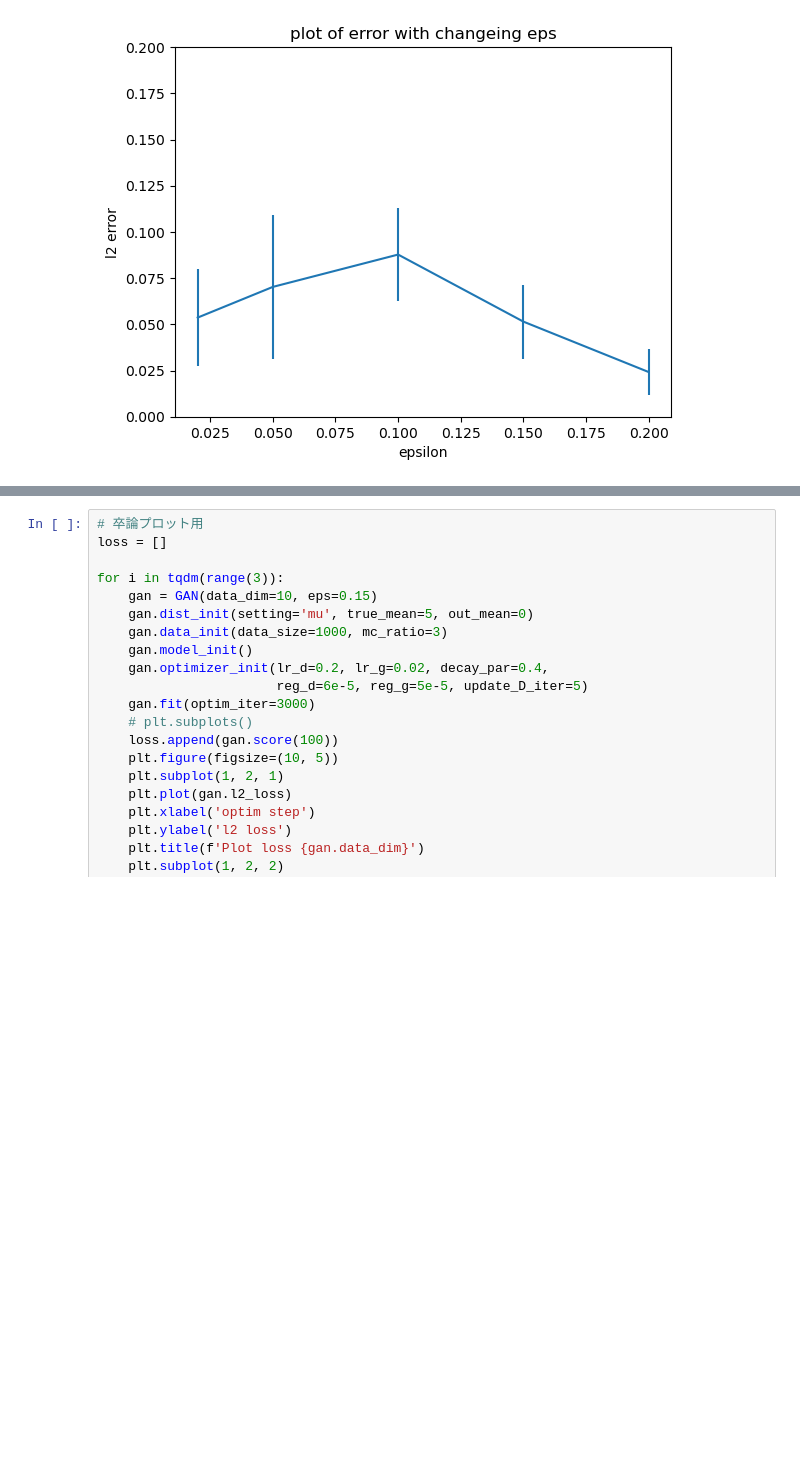
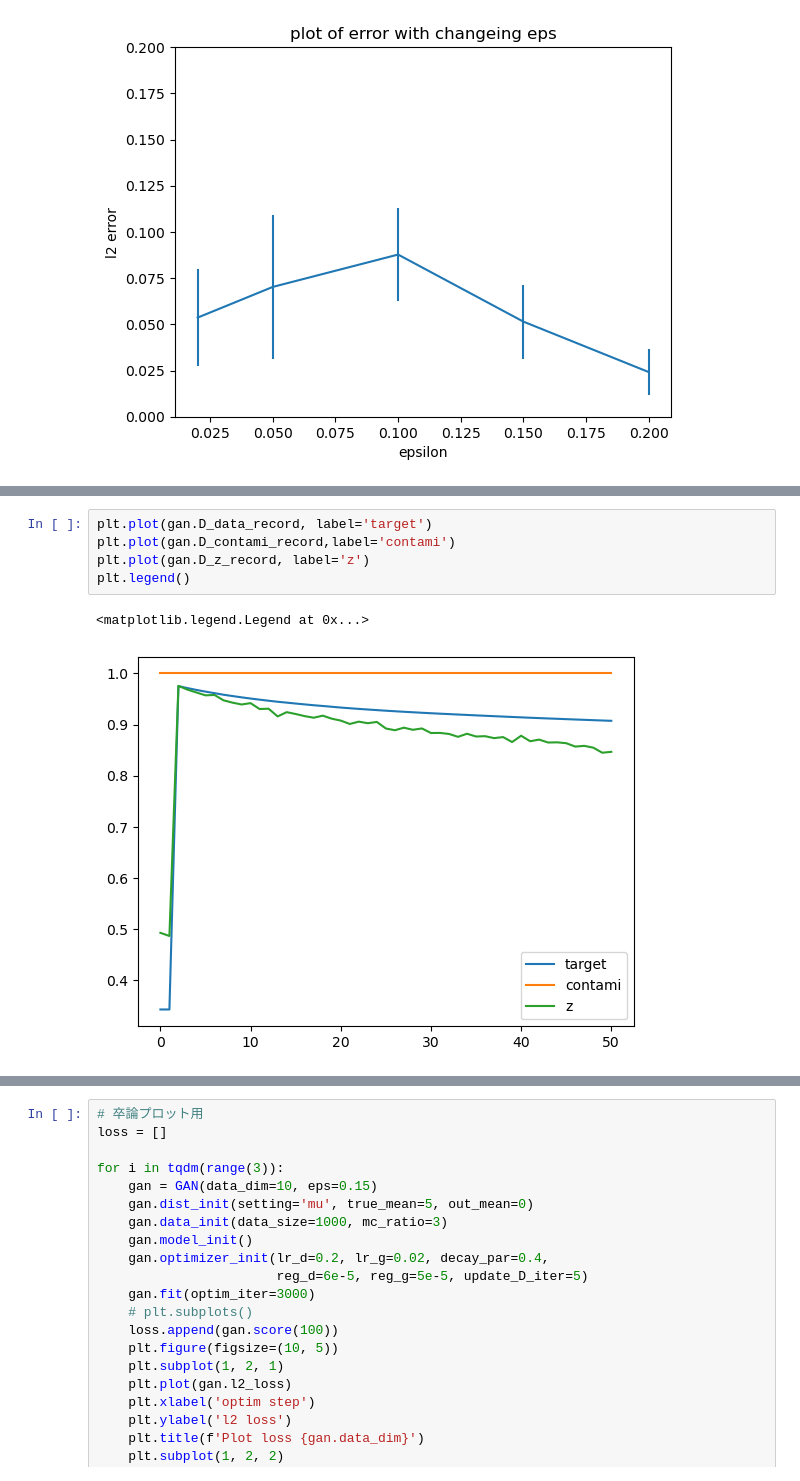
Before and after one commit to monarsan/robust-GAN, a Jupyter notebook: work/main/grad_plot.ipynb, the cells around one changed output, grey strips where cells are left out. Saved outputs shown, nothing was run; the diff lists cells and outputs as text; blank space fills up the shorter version.

```diff
--- a/work/main/grad_plot.ipynb
+++ b/work/main/grad_plot.ipynb
@@ -79,0 +99,8 @@ loss = np.array(loss)
+# %%
+plt.plot(gan.D_data_record, label='target')
+plt.plot(gan.D_contami_record,label='contami')
+plt.plot(gan.D_z_record, label='z')
+plt.legend()
+# %% [output]
+<matplotlib.legend.Legend at 0x...>
+[figure, added]
```
Also changed, not shown: parts of 4 cells of this notebook, 2 other files.
